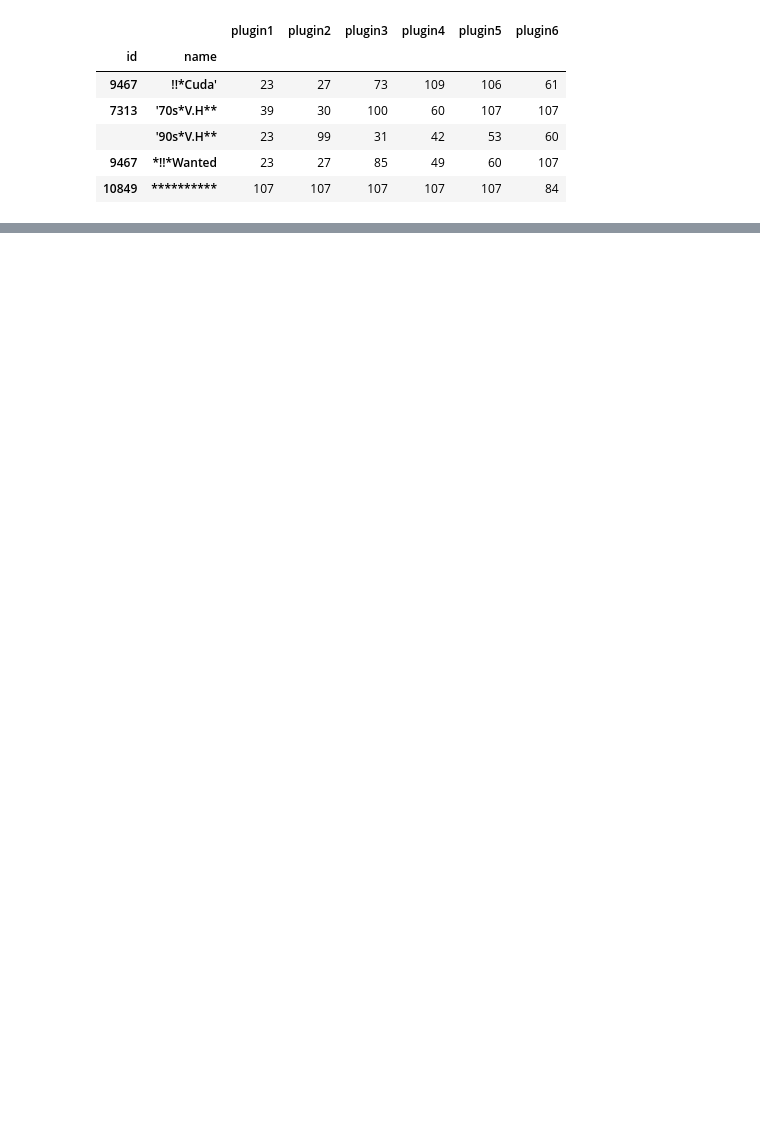
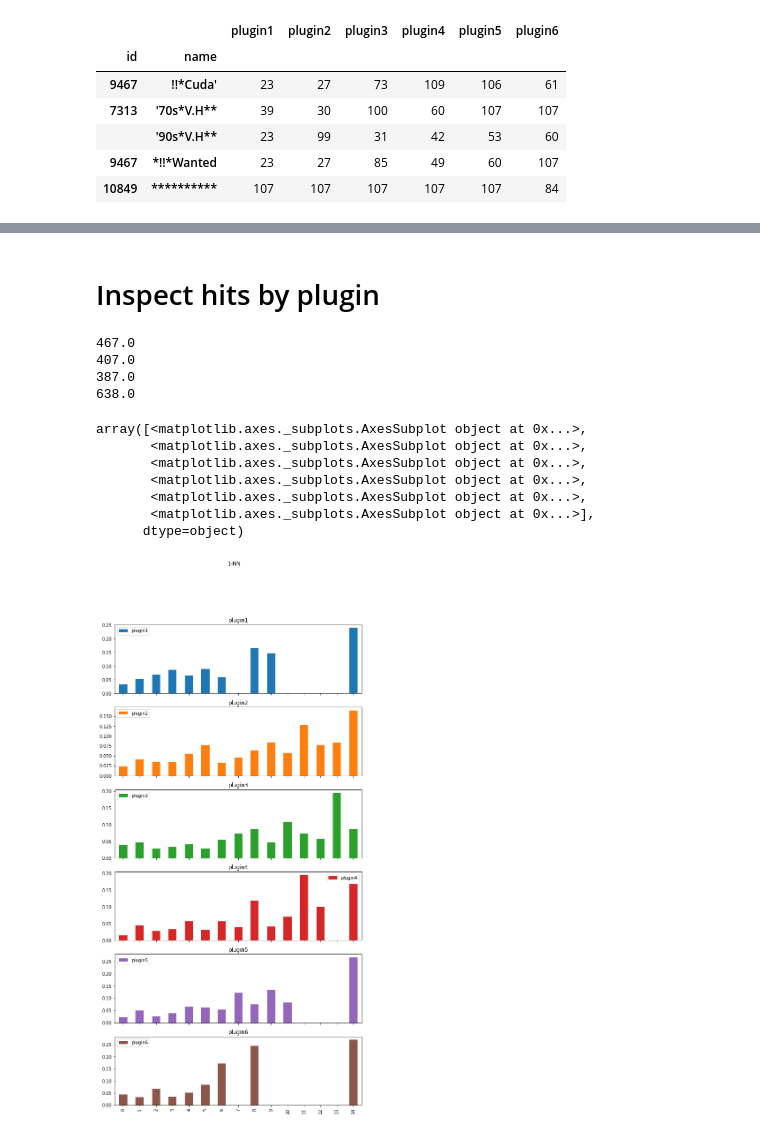
Before and after one commit to SrMouraSilva/RBM, a Jupyter notebook: experiments/notebooks/knn.ipynb, the cells around one changed output, grey strips where cells are left out. Cells and saved outputs as stored; diff of their text form; code cells hidden in the pictures; blank space fills up the shorter version.

```diff
--- a/experiments/notebooks/knn.ipynb
+++ b/experiments/notebooks/knn.ipynb
@@ -83,0 +124,57 @@ TOTAL: 0.5135254803675856
+# %% [markdown]
+# Inspect hits by plugin
+# %%
+from functools import reduce
+
+hits_kfolds_k1_mean = reduce(lambda a, b: a+b, hits_kfolds_k1[1:], hits_kfolds_k1[0]) / len(hits_kfolds_k1)
+hits_kfolds_k5_mean = reduce(lambda a, b: a+b, hits_kfolds_k5[1:], hits_kfolds_k5[0]) / len(hits_kfolds_k5)
+# %%
+plugin1 = total['plugin1'][total['plugin1'] != 0].sort_values()
+
+def split(x, steps):
+    summation = x.sum()
+
+    step_size = summation/(steps*1.)
+    cumsum = x.cumsum()
+
+    k_minus_1 = [x[(step_size*i < cumsum) & (cumsum <= (step_size*(i+1)))] for i in range(steps-1)]
+    k_th = [x[step_size*(steps-1) < cumsum]]
+
+    return k_minus_1 + k_th
+
+#x = split(plugin1, 4)
+#for e in x:
+#    print(e.sum())
+# %% [output]
+467.0
+407.0
+387.0
+638.0
+# %%
+def range_accuracy(column, hits, total, k=4):
+    hits = hits[column]
+    total = total[column]
+
+    totals = []
+    for part in split(total.sort_values(), k):
+        totals.append(hits.iloc[part.index].sum() / part.sum())
+
+    return pd.Series(totals, name=column)
+# %%
+k1_result = pd.DataFrame({
+    f'plugin{i}': range_accuracy(f'plugin{i}', hits_kfolds_k1_mean, total, k=15)
+    for i in range(1, 7)
+})
+#k1_result.plot.bar(title="1-NN", subplots=True, figsize=(10, 20))
+k1_result#.plot.bar(title="1-NN", subplots=True, figsize=(10, 20))
+
+(k1_result/k1_result.sum()).plot.bar(title="1-NN", subplots=True, figsize=(10, 20))
+# %% [output]
+array([<matplotlib.axes._subplots.AxesSubplot object at 0x...>,
+       <matplotlib.axes._subplots.AxesSubplot object at 0x...>,
+       <matplotlib.axes._subplots.AxesSubplot object at 0x...>,
+       <matplotlib.axes._subplots.AxesSubplot object at 0x...>,
+       <matplotlib.axes._subplots.AxesSubplot object at 0x...>,
+       <matplotlib.axes._subplots.AxesSubplot object at 0x...>],
+      dtype=object)
+[figure, added]
```
Also changed, not shown: parts of 11 cells of this notebook, 1 other file.
